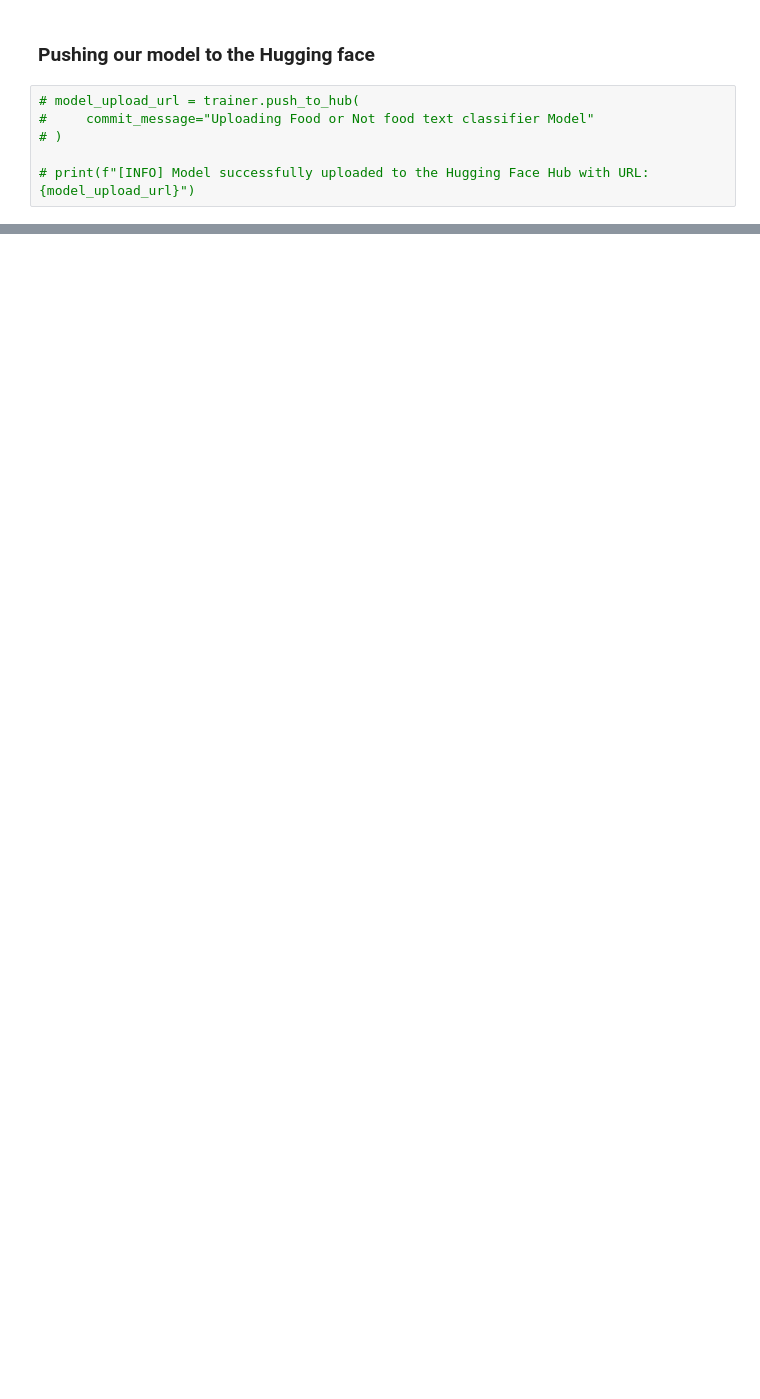
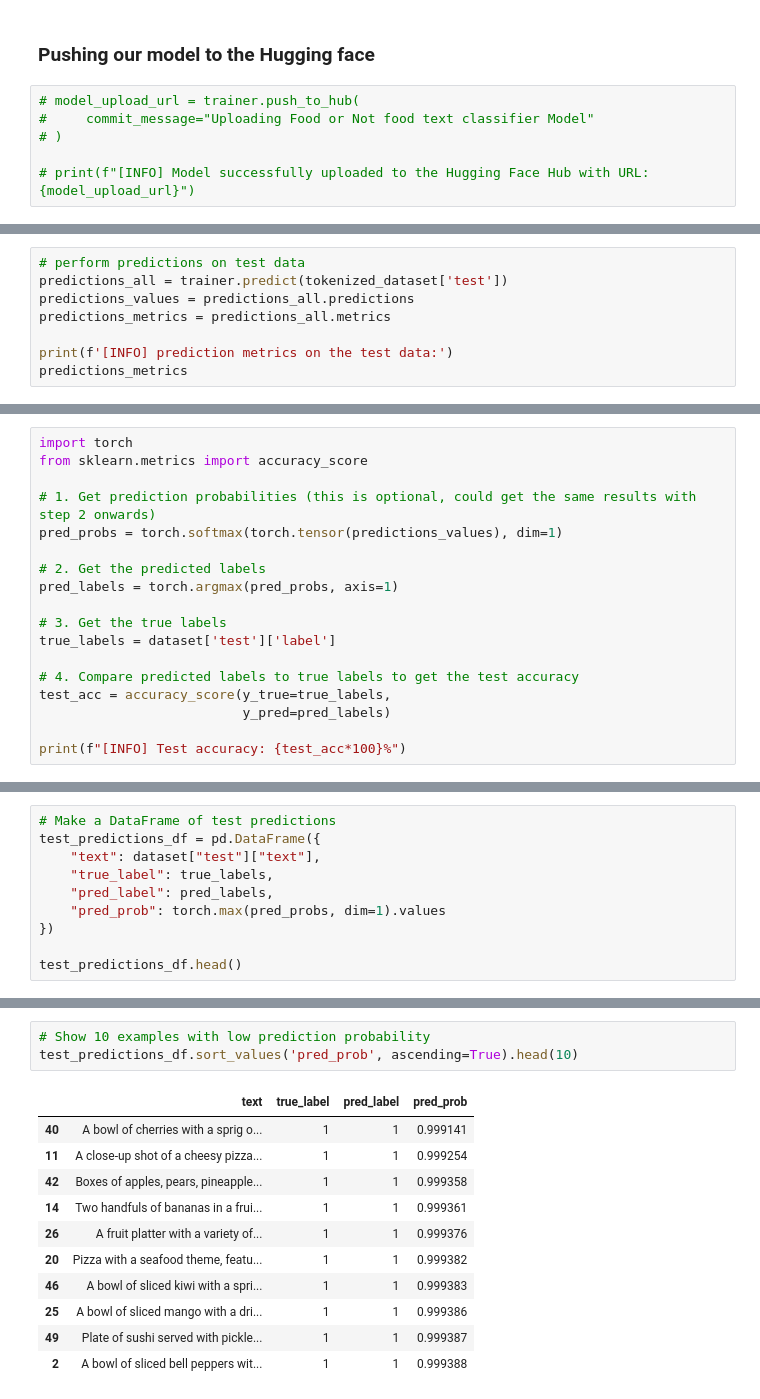
Before and after one commit to ShivajiMallela/Learn_Hugging_face, a Jupyter notebook: huggingface_text_classification.ipynb, the cells around one changed output, grey strips where cells are left out. Drawn from its saved outputs; the diff is of its cells as text; blank space fills up the shorter version.

```diff
--- a/huggingface_text_classification.ipynb
+++ b/huggingface_text_classification.ipynb
@@ -701,0 +697,8 @@ plt.show()
+# %%
+# perform predictions on test data
+predictions_all = trainer.predict(tokenized_dataset['test'])
+predictions_values = predictions_all.predictions
+predictions_metrics = predictions_all.metrics
+
+print(f'[INFO] prediction metrics on the test data:')
+predictions_metrics
@@ -701,0 +713,18 @@ plt.show()
+# %%
+import torch
+from sklearn.metrics import accuracy_score
+
+# 1. Get prediction probabilities (this is optional, could get the same results with step 2 onwards)
+pred_probs = torch.softmax(torch.tensor(predictions_values), dim=1)
+
+# 2. Get the predicted labels
+pred_labels = torch.argmax(pred_probs, axis=1)
+
+# 3. Get the true labels
+true_labels = dataset['test']['label']
+
+# 4. Compare predicted labels to true labels to get the test accuracy
+test_acc = accuracy_score(y_true=true_labels,
+                          y_pred=pred_labels)
+
+print(f"[INFO] Test accuracy: {test_acc*100}%")
@@ -701,0 +733,10 @@ plt.show()
+# %%
+# Make a DataFrame of test predictions
+test_predictions_df = pd.DataFrame({
+    "text": dataset["test"]["text"],
+    "true_label": true_labels,
+    "pred_label": pred_labels,
+    "pred_prob": torch.max(pred_probs, dim=1).values
+})
+
+test_predictions_df.head()
@@ -701,0 +750,15 @@ plt.show()
+# %%
+# Show 10 examples with low prediction probability
+test_predictions_df.sort_values('pred_prob', ascending=True).head(10)
+# %% [output]
+|  | text | true_label | pred_label | pred_prob |
+| 40 | A bowl of cherries with a sprig o... | 1 | 1 | 0.999141 |
+| 11 | A close-up shot of a cheesy pizza... | 1 | 1 | 0.999254 |
+| 42 | Boxes of apples, pears, pineapple... | 1 | 1 | 0.999358 |
+| 14 | Two handfuls of bananas in a frui... | 1 | 1 | 0.999361 |
+| 26 | A fruit platter with a variety of... | 1 | 1 | 0.999376 |
+| 20 | Pizza with a seafood theme, featu... | 1 | 1 | 0.999382 |
+| 46 | A bowl of sliced kiwi with a spri... | 1 | 1 | 0.999383 |
+| 25 | A bowl of sliced mango with a dri... | 1 | 1 | 0.999386 |
+| 49 | Plate of sushi served with pickle... | 1 | 1 | 0.999387 |
+| 2 | A bowl of sliced bell peppers wit... | 1 | 1 | 0.999388 |
```
Also changed, not shown: parts of 48 cells of this notebook.
